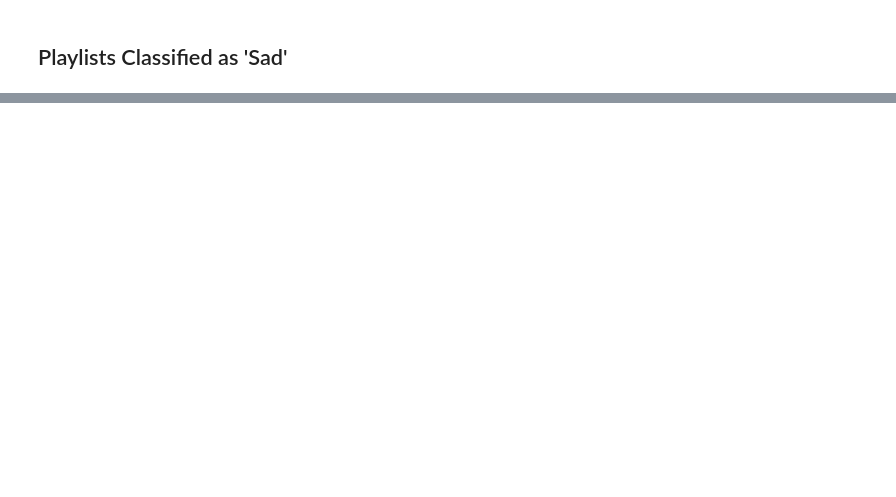
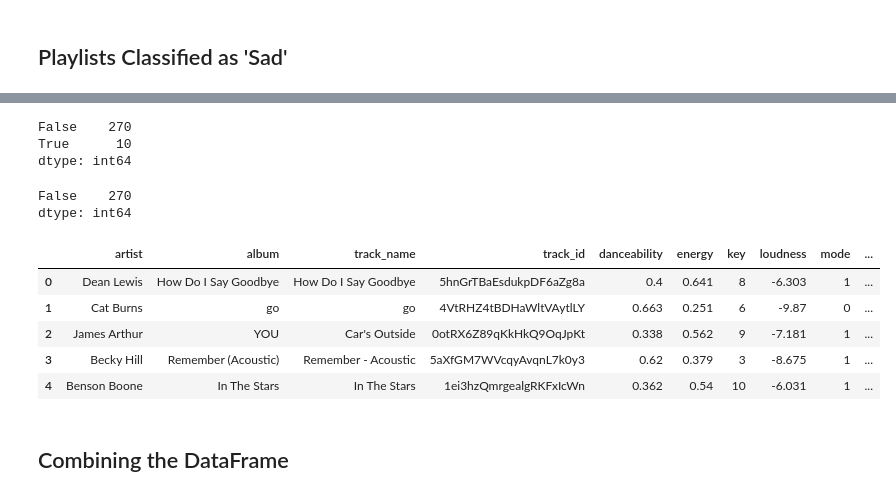
Before and after one commit to matthewlimm/musicmate, a Jupyter notebook: main.ipynb, the cells around one changed output, grey strips where cells are left out. Cells and saved outputs as stored; diff of their text form; code cells hidden in the pictures; blank space fills up the shorter version.

```diff
--- a/main.ipynb
+++ b/main.ipynb
@@ -94,0 +113,6 @@ happy.head()
+# %%
+idk = analyze_playlist('spotify','37i9dQZF1DX59NCqCqJtoH')
+idk.to_csv("idk.csv",index=False)
+# %%
+sad = pd.concat([sad_songs,life_sucks,idk],ignore_index=True)
+sad.head()
@@ -94,0 +126,25 @@ happy.head()
+# %%
+sad.duplicated().value_counts()
+# %% [output]
+False    270
+True      10
+dtype: int64
+# %%
+sad.drop_duplicates(inplace=True)
+sad.duplicated().value_counts()
+# %% [output]
+False    270
+dtype: int64
+# %%
+sad['mood'] = 2
+# %%
+sad.head()
+# %% [output]
+|  | artist | album | track_name | track_id | danceability | energy | key | loudness | mode | ... |
+| 0 | Dean Lewis | How Do I Say Goodbye | How Do I Say Goodbye | 5hnGrTBaEsdukpDF6aZg8a | 0.4 | 0.641 | 8 | -6.303 | 1 | ... |
+| 1 | Cat Burns | go | go | 4VtRHZ4tBDHaWltVAytlLY | 0.663 | 0.251 | 6 | -9.87 | 0 | ... |
+| 2 | James Arthur | YOU | Car's Outside | 0otRX6Z89qKkHkQ9OqJpKt | 0.338 | 0.562 | 9 | -7.181 | 1 | ... |
+| 3 | Becky Hill | Remember (Acoustic) | Remember - Acoustic | 5aXfGM7WVcqyAvqnL7k0y3 | 0.62 | 0.379 | 3 | -8.675 | 1 | ... |
+| 4 | Benson Boone | In The Stars | In The Stars | 1ei3hzQmrgealgRKFxIcWn | 0.362 | 0.54 | 10 | -6.031 | 1 | ... |
+# %% [markdown]
+## Combining the DataFrame
```
Also changed, not shown: parts of 37 cells of this notebook, 3 other files.
